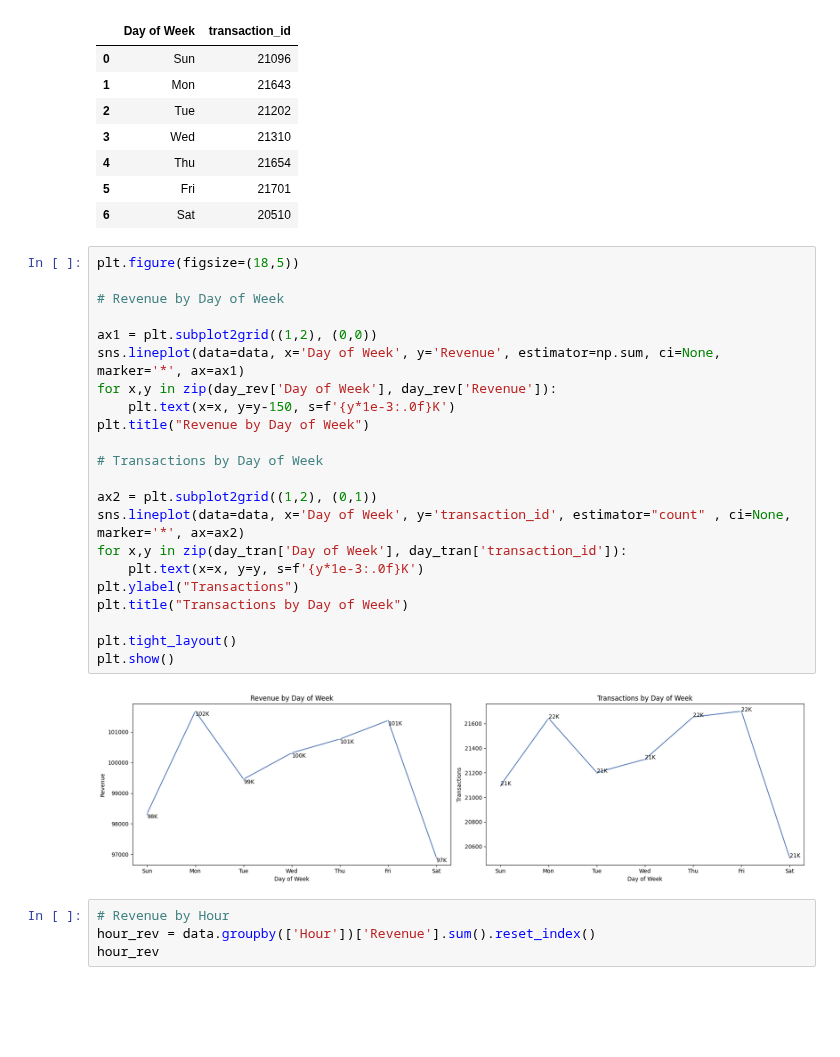
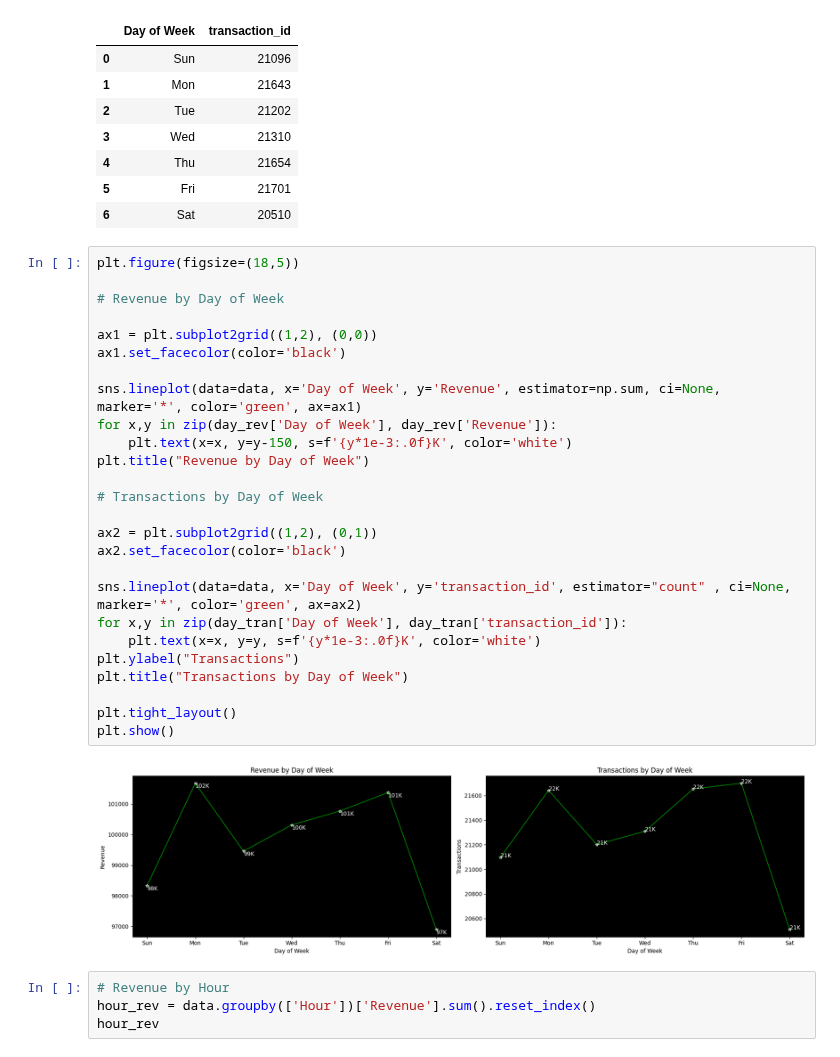
Before and after one commit to Akshay-Paunikar/Maven_Analytics_Challenges, a Jupyter notebook: Projects/Coffee_Shop_Sales/Coffee_Shop_Sales.ipynb, the cells around one changed output. Cells and saved outputs as stored; diff of their text form; blank space fills up the shorter version.

Commit message:
Coffee Shop Sales - Viz color changed

```diff
--- a/Projects/Coffee_Shop_Sales/Coffee_Shop_Sales.ipynb
+++ b/Projects/Coffee_Shop_Sales/Coffee_Shop_Sales.ipynb
@@ -316,27 +316,31 @@ day_tran
 # %%
 plt.figure(figsize=(18,5))
 
 # Revenue by Day of Week
 
 ax1 = plt.subplot2grid((1,2), (0,0))
-sns.lineplot(data=data, x='Day of Week', y='Revenue', estimator=np.sum, ci=None, marker='*', ax=ax1)
+ax1.set_facecolor(color='black')
+
+sns.lineplot(data=data, x='Day of Week', y='Revenue', estimator=np.sum, ci=None, marker='*', color='green', ax=ax1)
 for x,y in zip(day_rev['Day of Week'], day_rev['Revenue']):
-    plt.text(x=x, y=y-150, s=f'{y*1e-3:.0f}K')
+    plt.text(x=x, y=y-150, s=f'{y*1e-3:.0f}K', color='white')
 plt.title("Revenue by Day of Week")
 
 # Transactions by Day of Week
 
 ax2 = plt.subplot2grid((1,2), (0,1))
-sns.lineplot(data=data, x='Day of Week', y='transaction_id', estimator="count" , ci=None, marker='*', ax=ax2)
+ax2.set_facecolor(color='black')
+
+sns.lineplot(data=data, x='Day of Week', y='transaction_id', estimator="count" , ci=None, marker='*', color='green', ax=ax2)
 for x,y in zip(day_tran['Day of Week'], day_tran['transaction_id']):
-    plt.text(x=x, y=y, s=f'{y*1e-3:.0f}K')
+    plt.text(x=x, y=y, s=f'{y*1e-3:.0f}K', color='white')
 plt.ylabel("Transactions")
 plt.title("Transactions by Day of Week")
 
 plt.tight_layout()
 plt.show()
 # %% [output]
-[figure, old version]
+[figure, new version]
 # %%
 # Revenue by Hour
 hour_rev = data.groupby(['Hour'])['Revenue'].sum().reset_index()
```
